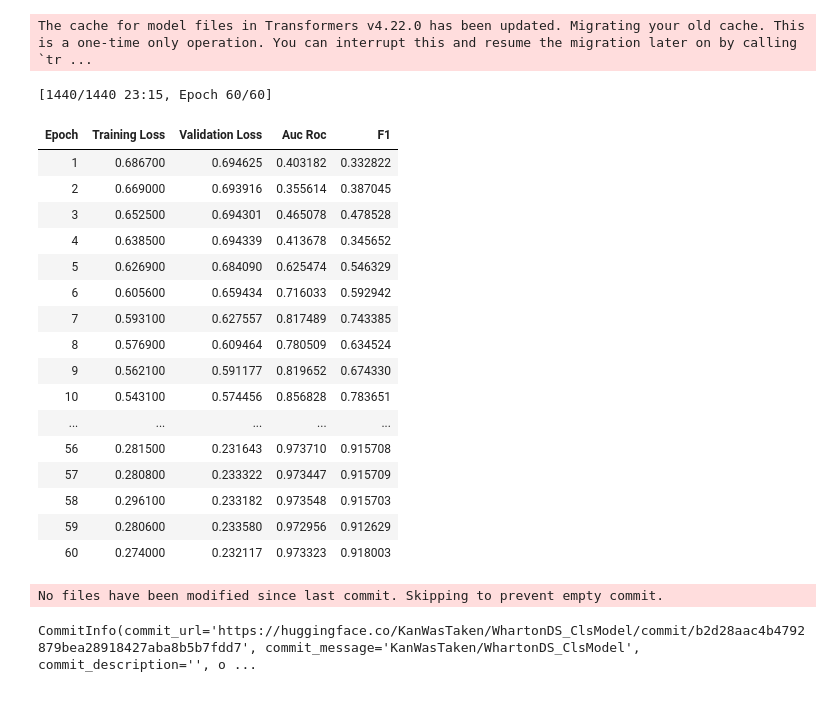
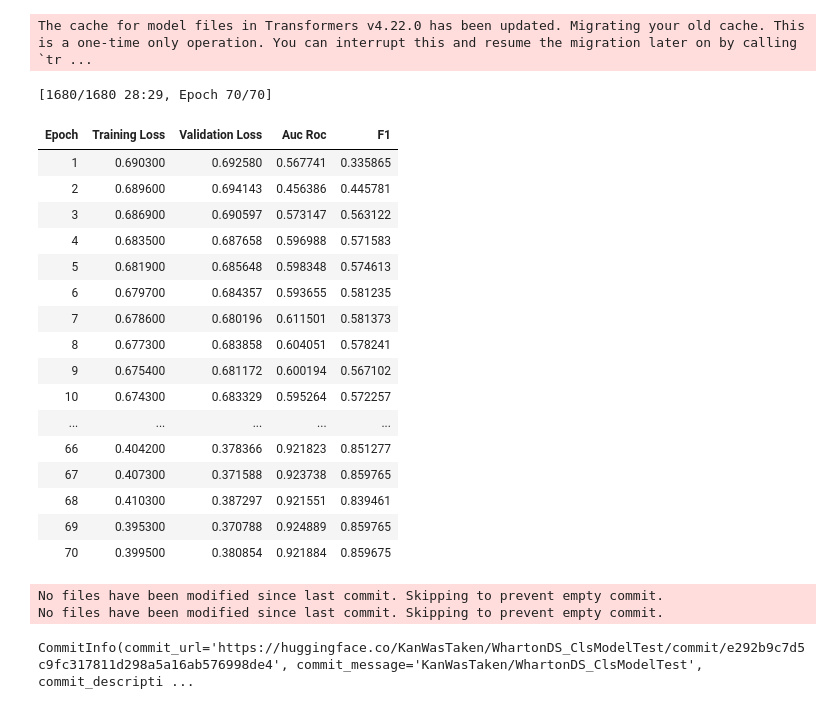
Before and after one commit to KangaOnGit/Wharton-Data-Science-Competition, a Jupyter notebook: Test1.ipynb, the cells around one changed output. Cells and saved outputs as stored; diff of their text form; code cells hidden in the pictures.

Commit message:
Kaggle Notebook | Classification Model (Wharton) | Version 41

```diff
--- a/Test1.ipynb
+++ b/Test1.ipynb
@@ -626,7 +626,7 @@ warnings.filterwarnings(
 
 # Define Training Arguments
 training_args = TrainingArguments(
-    output_dir="./WhartonDS_ClsModel",
+    output_dir="./WhartonDS_ClsModelTest",
     learning_rate=1e-5,
     eval_strategy="epoch",  # Evaluate at each epoch
     save_strategy="epoch",  # Save at each epoch
@@ -635,57 +635,59 @@ training_args = TrainingArguments(
     logging_steps=1,
     per_device_train_batch_size=64,
     per_device_eval_batch_size=32,
-    num_train_epochs=60,
+    num_train_epochs=70,
+    warmup_ratio = 0.05,
     weight_decay=0.0005,
     report_to="none",
     push_to_hub=True,
     optim="adamw_torch",
-    lr_scheduler_type="cosine",
-    hub_model_id="KanWasTaken/WhartonDS_ClsModel",
+    lr_scheduler_type="cosine_with_restarts",
+    hub_model_id="KanWasTaken/WhartonDS_ClsModelTest",
     load_best_model_at_end=True,  # Load the best model at the end
     metric_for_best_model="eval_loss",
     greater_is_better=False,  # Lower eval_loss is better
     save_total_limit=3  # Keep multiple checkpoints to avoid overwriting
 )
 
 # Initialize Model
 model = FeatureGroupingModel(FeatureGroupingConfig())
 
 # Initialize Trainer
 trainer = Trainer(
     model=model.to(device),
     args=training_args,
     train_dataset=train_set,
     eval_dataset=val_set,
     compute_metrics=compute_metrics
 )
 
 # Train the Model
 trainer.train()
 
 # Save the best model locally
-trainer.save_model("./WhartonDS_ClsModel")
+trainer.save_model("./WhartonDS_ClsModelTest")
 
 # Push best model to Hugging Face Hub
-trainer.push_to_hub("KanWasTaken/WhartonDS_ClsModel")
+trainer.push_to_hub("KanWasTaken/WhartonDS_ClsModelTest")
 # %% [output]
-[1440/1440 23:15, Epoch 60/60]
+[1680/1680 28:29, Epoch 70/70]
 | Epoch | Training Loss | Validation Loss | Auc Roc | F1 |
-| 1 | 0.686700 | 0.694625 | 0.403182 | 0.332822 |
-| 2 | 0.669000 | 0.693916 | 0.355614 | 0.387045 |
-| 3 | 0.652500 | 0.694301 | 0.465078 | 0.478528 |
-| 4 | 0.638500 | 0.694339 | 0.413678 | 0.345652 |
-| 5 | 0.626900 | 0.684090 | 0.625474 | 0.546329 |
-| 6 | 0.605600 | 0.659434 | 0.716033 | 0.592942 |
-| 7 | 0.593100 | 0.627557 | 0.817489 | 0.743385 |
-| 8 | 0.576900 | 0.609464 | 0.780509 | 0.634524 |
-| 9 | 0.562100 | 0.591177 | 0.819652 | 0.674330 |
-| 10 | 0.543100 | 0.574456 | 0.856828 | 0.783651 |
+| 1 | 0.690300 | 0.692580 | 0.567741 | 0.335865 |
+| 2 | 0.689600 | 0.694143 | 0.456386 | 0.445781 |
+| 3 | 0.686900 | 0.690597 | 0.573147 | 0.563122 |
+| 4 | 0.683500 | 0.687658 | 0.596988 | 0.571583 |
+| 5 | 0.681900 | 0.685648 | 0.598348 | 0.574613 |
+| 6 | 0.679700 | 0.684357 | 0.593655 | 0.581235 |
+| 7 | 0.678600 | 0.680196 | 0.611501 | 0.581373 |
+| 8 | 0.677300 | 0.683858 | 0.604051 | 0.578241 |
+| 9 | 0.675400 | 0.681172 | 0.600194 | 0.567102 |
+| 10 | 0.674300 | 0.683329 | 0.595264 | 0.572257 |
 | ... | ... | ... | ... | ... |
-| 56 | 0.281500 | 0.231643 | 0.973710 | 0.915708 |
-| 57 | 0.280800 | 0.233322 | 0.973447 | 0.915709 |
-| 58 | 0.296100 | 0.233182 | 0.973548 | 0.915703 |
-| 59 | 0.280600 | 0.233580 | 0.972956 | 0.912629 |
-| 60 | 0.274000 | 0.232117 | 0.973323 | 0.918003 |
+| 66 | 0.404200 | 0.378366 | 0.921823 | 0.851277 |
+| 67 | 0.407300 | 0.371588 | 0.923738 | 0.859765 |
+| 68 | 0.410300 | 0.387297 | 0.921551 | 0.839461 |
+| 69 | 0.395300 | 0.370788 | 0.924889 | 0.859765 |
+| 70 | 0.399500 | 0.380854 | 0.921884 | 0.859675 |
 No files have been modified since last commit. Skipping to prevent empty commit.
+No files have been modified since last commit. Skipping to prevent empty commit.
-CommitInfo(commit_url='https://huggingface.co/KanWasTaken/WhartonDS_ClsModel/commit/b2d28aac4b4792879bea28918427aba8b5b7fdd7', commit_message='KanWasTaken/WhartonDS_ClsModel', commit_description='', o ...
+CommitInfo(commit_url='https://huggingface.co/KanWasTaken/WhartonDS_ClsModelTest/commit/e292b9c7d5c9fc317811d298a5a16ab576998de4', commit_message='KanWasTaken/WhartonDS_ClsModelTest', commit_descripti ...
```
Also changed, not shown: parts of 1 cell of this notebook.
